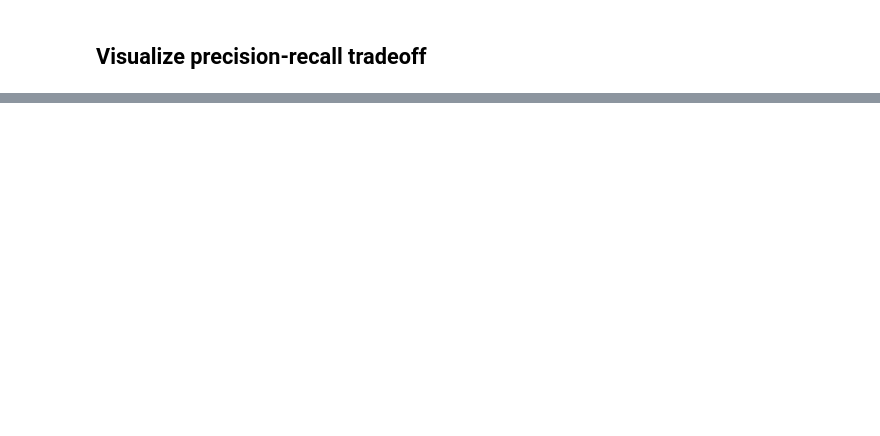
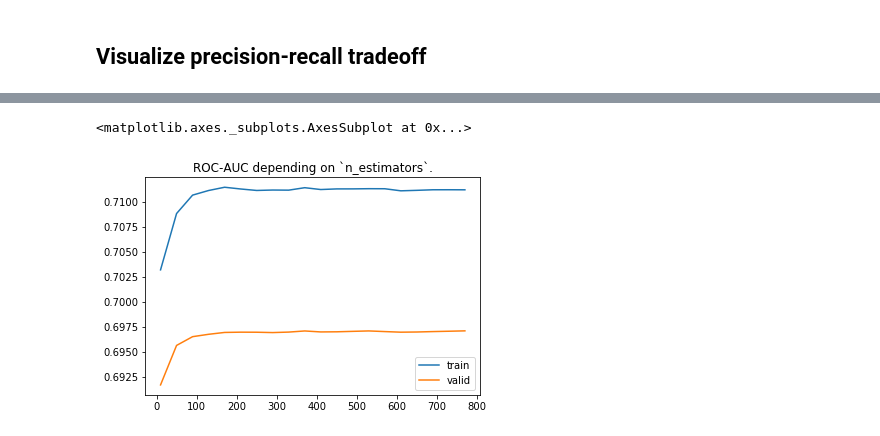
Before and after one commit to EdgarPE/home_credit_simonyi, a Jupyter notebook: Model_C.ipynb, the cells around one changed output, grey strips where cells are left out. Saved outputs shown, nothing was run; the diff lists cells and outputs as text; code cells hidden in the pictures; blank space fills up the shorter version.

```diff
--- a/Model_C.ipynb
+++ b/Model_C.ipynb
@@ -185,0 +165,26 @@ plt.show()
+# %%
+from tqdm import tqdm
+
+plot = []
+rng = range(10, 810, 40)
+for i in tqdm(rng):
+    model = Pipeline(steps=[
+        ('imputer', ct),
+        ('random_forest', RandomForestClassifier(n_estimators=i, max_depth=6, random_state=seed))
+    ])
+
+    model.fit(X_train, y_train);
+
+    proba_train = model.predict_proba(X_train)[:,1]
+
+    proba_valid = model.predict_proba(X_valid)[:,1]
+
+    plot.append({
+        'train': roc_auc_score(y_train, proba_train),
+        'valid': roc_auc_score(y_valid, proba_valid),
+    })
+
+pd.DataFrame(data=plot, index=rng).plot(title="ROC-AUC depending on `n_estimators`.")
+# %% [output]
+<matplotlib.axes._subplots.AxesSubplot at 0x...>
+[figure, added]
```
Also changed, not shown: parts of 7 cells of this notebook, 4 other files.
